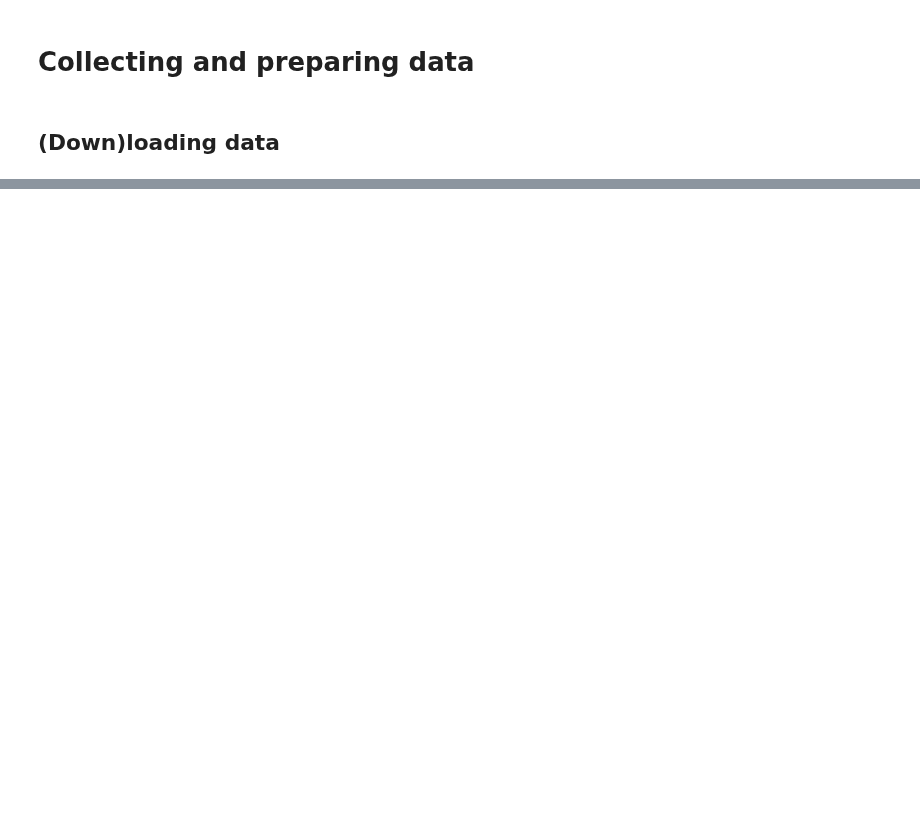
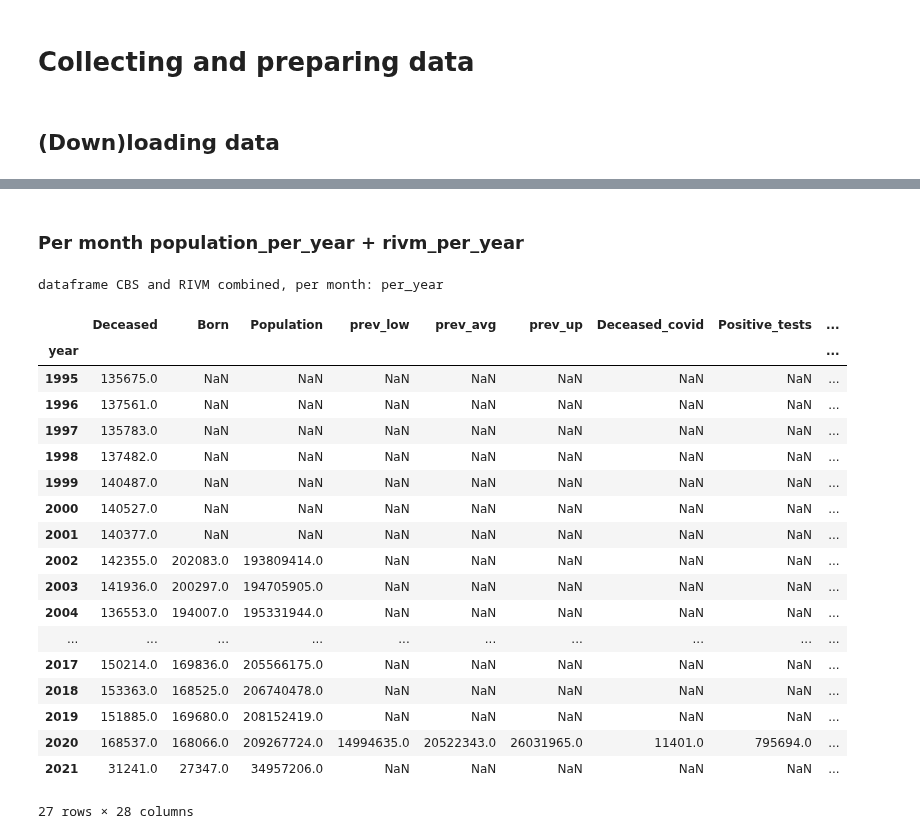
Before and after one commit to cjvanzwol/notebooks, a Jupyter notebook: Covid/data/data.ipynb, the cells around one changed output, grey strips where cells are left out. Drawn from its saved outputs; the diff is of its cells as text; code cells hidden in the pictures; blank space fills up the shorter version.

```diff
--- a/Covid/data/data.ipynb
+++ b/Covid/data/data.ipynb
@@ -285,0 +313,8 @@ population
+# %%
+population_per_year = population.groupby('year').sum()
+deceased_per_year = deceased_year_agegroup.groupby('year').sum()
+population_per_year = pd.concat([deceased_per_year,population_per_year])
+population_per_year.index = pd.PeriodIndex(population_per_year.index, freq='Y')
+
+print('dataframe from cbs created, per month: population_per_year')
+population_per_year
@@ -285,0 +441,7 @@ population
+# %%
+rivm_per_day['year'] = rivm_per_day.index.year
+rivm_per_day['week'] = rivm_per_day.index.strftime('%W').astype(int)
+rivm_per_week = rivm_per_day.groupby(by=['year', 'week']).sum()
+
+print('dataframe for RIVM data created: rivm_per_week')
+rivm_per_week
@@ -285,0 +469,9 @@ population
+# %%
+rivm_per_day['Y-M'] = rivm_per_day.index.strftime('%Y') + '-' + rivm_per_day.index.strftime('%m')
+rivm_per_month = rivm_per_day.groupby('Y-M').sum()
+rivm_per_day.drop(columns='Y-M', inplace=True)
+rivm_per_month.index = pd.PeriodIndex(rivm_per_month.index, freq='M')
+rivm_per_month = rivm_per_month[rivm_per_month.index < population_per_month.index.max()]
+
+print('dataframe for RIVM data created, per month: rivm_per_month')
+rivm_per_month
@@ -285,0 +500,8 @@ population
+# %%
+rivm_per_year = rivm_per_day.groupby(rivm_per_day.index.year).sum()
+rivm_per_year.index.rename('year', inplace=True)
+rivm_per_year.index = pd.PeriodIndex(rivm_per_year.index, freq='Y')
+rivm_per_year = rivm_per_year[rivm_per_year.index < population_per_year.index.max()]
+
+print('dataframe for RIVM data created, per month: rivm_per_month')
+rivm_per_year
@@ -285,0 +570,32 @@ population
+# %% [markdown]
+### Per month population_per_year + rivm_per_year
+# %%
+per_year = pd.merge(population_per_year.drop_duplicates(subset=['Deceased'], keep='last'), rivm_per_year, left_index=True, right_index=True, how='outer', sort=True, copy=False, validate='m:1')
+per_year = per_year[(per_year['Born'].isnull() * 1 + (1 - per_year['prev_low'].isnull() * 1)) != 2]
+
+print('dataframe CBS and RIVM combined, per month: per_year')
+per_year
+
+#print('dataframe CBS and RIVM combined, per year per municipality: year_municipality')
+#year_municipality
+# %% [output]
+dataframe CBS and RIVM combined, per month: per_year
+|  | Deceased | Born | Population | prev_low | prev_avg | prev_up | Deceased_covid | Positive_tests | ... |
+| year |  |  |  |  |  |  |  |  | ... |
+| 1995 | 135675.0 | NaN | NaN | NaN | NaN | NaN | NaN | NaN | ... |
+| 1996 | 137561.0 | NaN | NaN | NaN | NaN | NaN | NaN | NaN | ... |
+| 1997 | 135783.0 | NaN | NaN | NaN | NaN | NaN | NaN | NaN | ... |
+| 1998 | 137482.0 | NaN | NaN | NaN | NaN | NaN | NaN | NaN | ... |
+| 1999 | 140487.0 | NaN | NaN | NaN | NaN | NaN | NaN | NaN | ... |
+| 2000 | 140527.0 | NaN | NaN | NaN | NaN | NaN | NaN | NaN | ... |
+| 2001 | 140377.0 | NaN | NaN | NaN | NaN | NaN | NaN | NaN | ... |
+| 2002 | 142355.0 | 202083.0 | 193809414.0 | NaN | NaN | NaN | NaN | NaN | ... |
+| 2003 | 141936.0 | 200297.0 | 194705905.0 | NaN | NaN | NaN | NaN | NaN | ... |
+| 2004 | 136553.0 | 194007.0 | 195331944.0 | NaN | NaN | NaN | NaN | NaN | ... |
+| ... | ... | ... | ... | ... | ... | ... | ... | ... | ... |
+| 2017 | 150214.0 | 169836.0 | 205566175.0 | NaN | NaN | NaN | NaN | NaN | ... |
+| 2018 | 153363.0 | 168525.0 | 206740478.0 | NaN | NaN | NaN | NaN | NaN | ... |
+| 2019 | 151885.0 | 169680.0 | 208152419.0 | NaN | NaN | NaN | NaN | NaN | ... |
+| 2020 | 168537.0 | 168066.0 | 209267724.0 | 14994635.0 | 20522343.0 | 26031965.0 | 11401.0 | 795694.0 | ... |
+| 2021 | 31241.0 | 27347.0 | 34957206.0 | NaN | NaN | NaN | NaN | NaN | ... |
+27 rows × 28 columns
```
Also changed, not shown: parts of 43 cells of this notebook, 31 other files.
